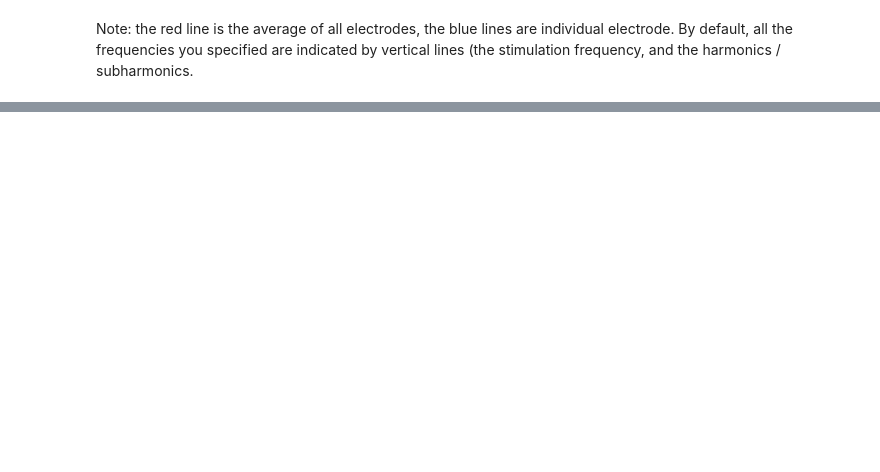
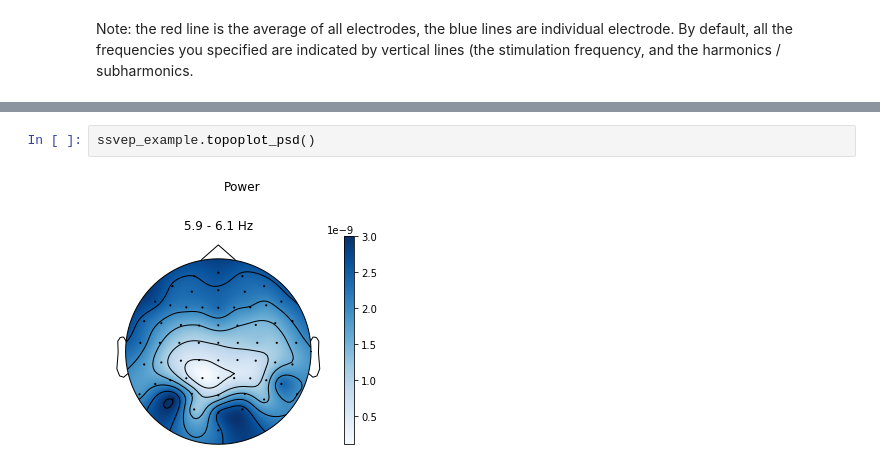
Before and after one commit to janfreyberg/ssvepy, a Jupyter notebook: example.ipynb, the cells around one changed output, grey strips where cells are left out. Drawn from its saved outputs; the diff is of its cells as text; blank space fills up the shorter version.

```diff
--- a/example.ipynb
+++ b/example.ipynb
@@ -87,0 +99,4 @@ Note: the red line is the average of all electrodes, the blue lines are individu
+# %%
+ssvep_example.topoplot_psd()
+# %% [output]
+[figure, added]
```
Also changed, not shown: parts of 14 cells of this notebook, 1 other file.
